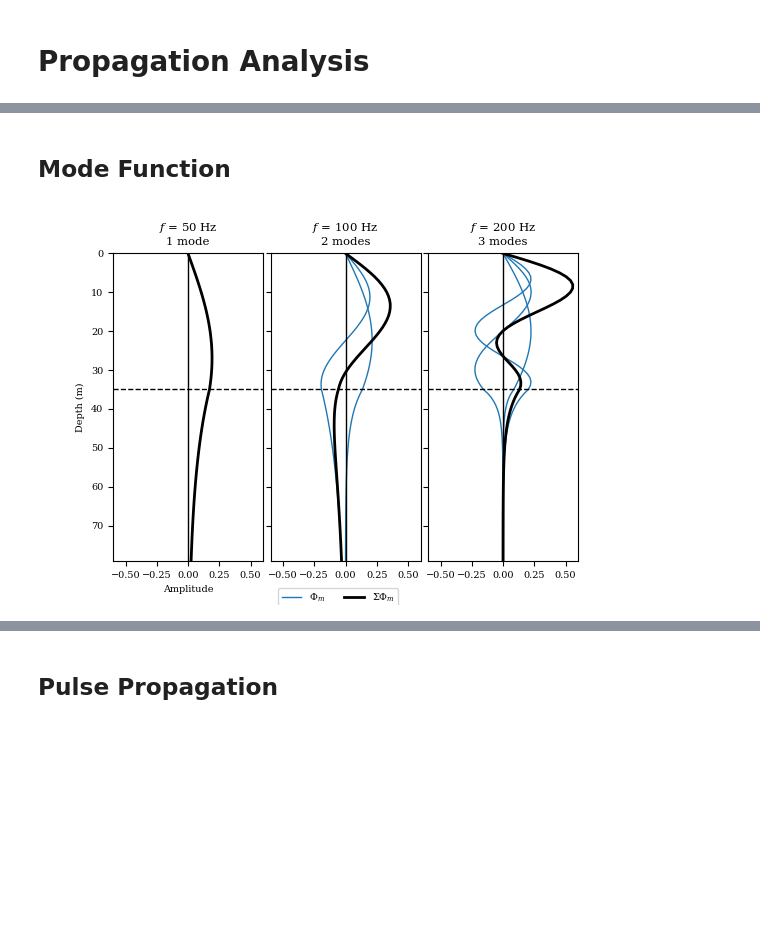
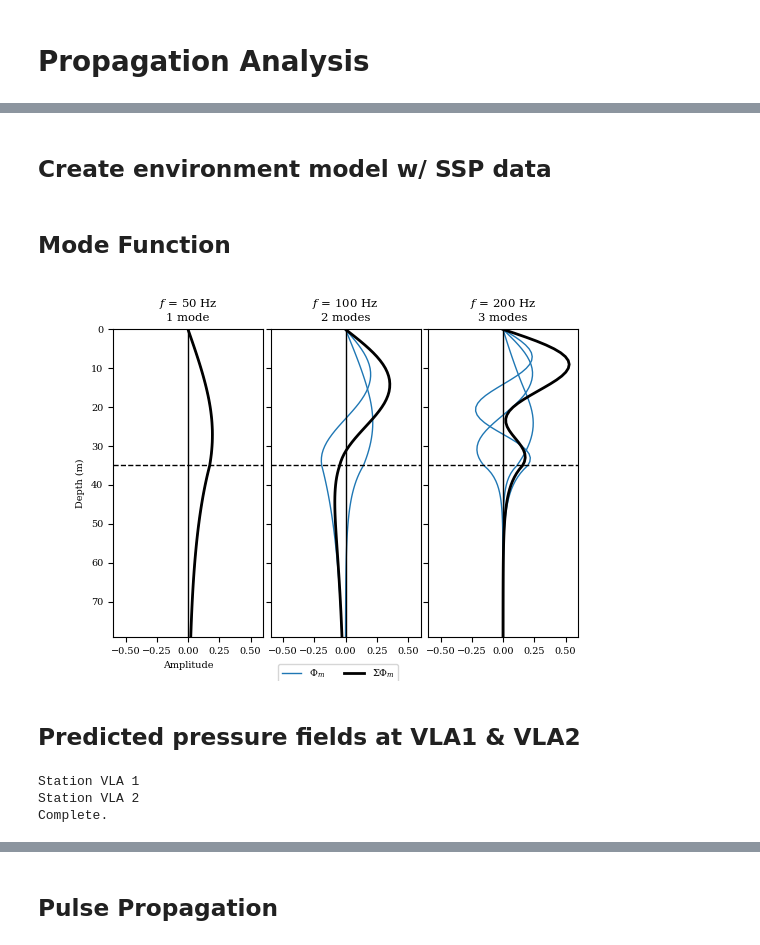
Before and after one commit to NeptuneProjects/RODEO-II_Construction-Soundscape, a Jupyter notebook: scripts/propagation.ipynb, the cells around one changed output, grey strips where cells are left out. Cells and saved outputs as stored; diff of their text form; code cells hidden in the pictures; blank space fills up the shorter version.

```diff
--- a/scripts/propagation.ipynb
+++ b/scripts/propagation.ipynb
@@ -54,0 +30,11 @@ def construct_environment() -> dict:
+# %%
+ctd_file = Path("data/ctd/sfw_leg1_2023-06-23/Casts/RBR203246_data.txt")
+ctd_df = utils.clean_ctd_data(pd.read_csv(ctd_file, parse_dates=["Time"]), min_depth=1.0)
+ctd_df = ctd_df.iloc[700:1300].sort_values("Depth")
+
+plot_kwargs = {
+    "Temperature": {"label": "Temperature", "color": "black"},
+    "Salinity": {"label": "Salinity", "color": "black"},
+    "Speed of sound": {"label": "Speed of sound", "color": "black"},
+}
+fig = plotting.plot_ctd_profiles(ctd_df, **plot_kwargs)
@@ -55,2 +43,19 @@ def construct_environment() -> dict:
+# %% [markdown]
+## Create environment model w/ SSP data
+# %%
+environment = mdl.construct_environment()
+layerdata = environment["layerdata"]
+z = ctd_df["Depth"].values
+c_p = ctd_df["Speed of sound"].values
+z = np.append(z, layerdata[0]["z"].max())
+c_p = np.append(c_p, c_p[-1])
+z = np.insert(z, 0, 0.0)
+c_p = np.insert(c_p, 0, layerdata[0]["c_p"])
+
+new_layerdata = [
+    {"z": z, "c_p": c_p},
+    layerdata[1],
+]
+environment.update({"layerdata": new_layerdata})
 # %% [markdown]
 ## Mode Function
@@ -90,15 +62,34 @@ def plot_mode_function(
 # %%
 freqs = [50.0, 100.0, 200.0]
 zgrid = np.arange(0, 80, 1)
-environment = construct_environment() | {"rec_z": zgrid}
-
+environment.update({"rec_z": zgrid})
 phis = []
 for freq in freqs:
-    model = run_kraken(environment | {"freq": freq, "rec_z": zgrid})
+    model = run_kraken(environment | {"freq": freq})
     phis.append(model.modes.phi_rec)
 
-fig = plot_mode_function(environment, phis, freqs, zgrid)
+fig = plotting.plot_mode_function(environment, phis, freqs, zgrid)
 fig.savefig(SAVEPATH / "mode_function.png", dpi=600, bbox_inches="tight", facecolor="w")
 plt.show()
 # %% [output]
-[figure, old version]
+[figure, new version]
+# %% [markdown]
+## Predicted pressure fields at VLA1 & VLA2
+# %%
+freqs = np.arange(40, 200, 1)
+source_depths = np.arange(0, 45, 0.5)
+
+pressures = []
+for station, dist in {"VLA 1": 3.9, "VLA 2": 9.4}.items():
+    print(f"Station {station}")
+    pressure = np.zeros((len(freqs), len(source_depths), len(zgrid)), dtype=complex)
+    for (i, freq), (j, src_depth) in product(enumerate(freqs), enumerate(source_depths)):
+        model = run_kraken(environment | {"freq": freq, "src_z": src_depth, "rec_r": dist})
+        pressure[i, j] = model.modes.p.squeeze()
+    pressure = pressure.sum(axis=(0, 1))
+    pressures.append(pressure)
+print("Complete.")
+# %% [output]
+Station VLA 1
+Station VLA 2
+Complete.
```
Also changed, not shown: parts of 11 cells of this notebook.
